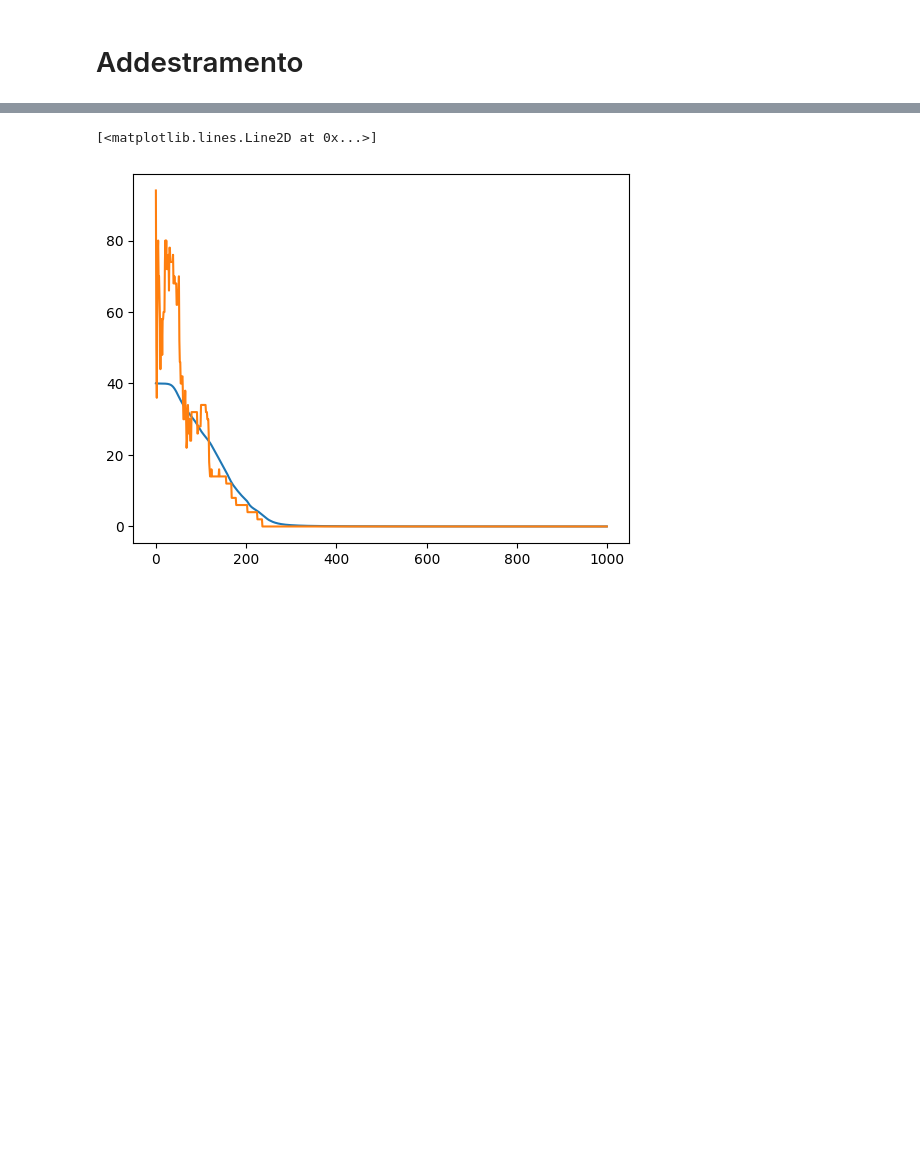
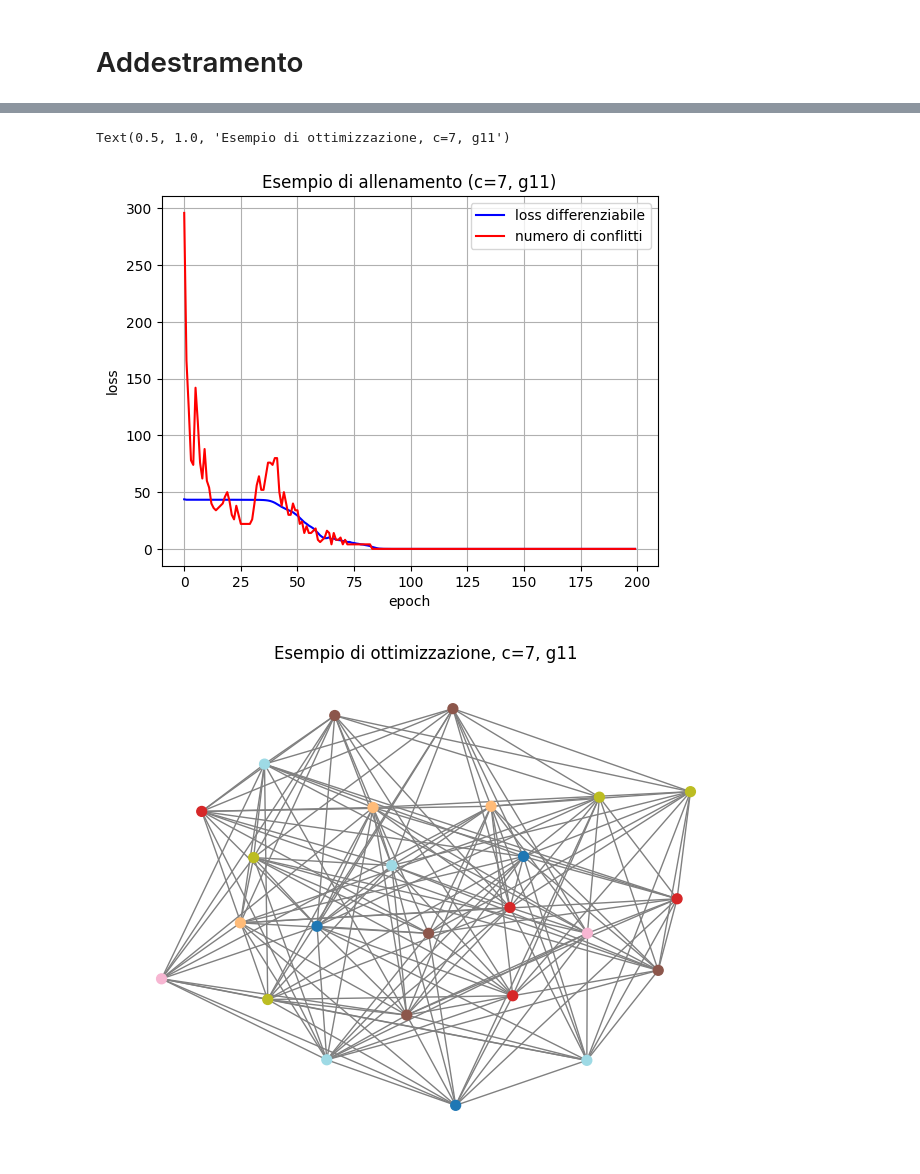
Before and after one commit to m9rc0/progettoML2026, a Jupyter notebook: marco.ipynb, the cells around one changed output, grey strips where cells are left out. Saved outputs shown, nothing was run; the diff lists cells and outputs as text; code cells hidden in the pictures; blank space fills up the shorter version.

```diff
--- a/marco.ipynb
+++ b/marco.ipynb
@@ -405,0 +382,6 @@ N conflitti:  320
+# %%
+# baseline greedy con greedy_color
+G = to_networkx(data11, to_undirected=True)
+coloring = nx.coloring.greedy_color(G, strategy="largest_first")
+num_colors = max(coloring.values()) + 1
+print("Baseline greedy: c=", num_colors)
@@ -406,10 +390,13 @@ N conflitti:  320
 # %%
-num_epochs = 1000
+import torch.optim as optim
+num_epochs = 200
+c=7
+# imposto l'iper-parametro
+ll = 0.05
 data11.x = torch.randn(data11.num_nodes, 1)
 data = data11.to(device)
-
-model11 = ColoraGrafo(c=8).to(device)
-optimizer11 = optim.Adam(model11.parameters(), lr = 0.001)
+model11 = ColoraGrafo(num_nodes=data.num_nodes, c=c).to(device)
+optimizer11 = optim.Adam(model11.parameters(), lr = 0.003)
 
 train_curve = []
 conflicts_curve = []
@@ -419,7 +406,7 @@ for epoch in range(num_epochs):
 
     # forward pass
     output = model11(data)
-    loss = potts_energy_differentiable(output, data.edge_index)
+    loss = my_loss(output, data.edge_index, ll)
 
     # backward pass and backpropagation
     optimizer11.zero_grad()
@@ -456,10 +443,45 @@ Epoch 1000, Loss: 4.6923, Conflicts: 4.0000
-# %%
-plt.figure()
-plt.plot(train_curve)
-plt.plot(conflicts_curve)
-# %% [output]
-[<matplotlib.lines.Line2D at 0x...>]
-[figure, removed]
+# %%
+plt.figure()
+plt.plot(train_curve, label = 'loss differenziabile', color = 'blue')
+plt.plot(conflicts_curve, label = 'numero di conflitti', color = 'red')
+plt.xlabel('epoch')
+plt.ylabel('loss')
+plt.title(f'Esempio di allenamento (c={c}, g11)')
+plt.grid()
+plt.legend()
+
+def disegna_grafo_conflitti(model, data):
+    node_colors = torch.argmax(model(data), dim=-1).cpu().numpy()
+    #print(node_colors)
+    G = to_networkx(data, to_undirected=True)
+    pos = nx.spring_layout(G)
+    nx.draw(
+        G,
+        pos,
+        node_color=node_colors,
+        edge_color='gray',
+        node_size=50,
+        font_size=10,
+        cmap=plt.cm.tab20,
+    )
+    vertici_conflitti = []
+    for i, j in G.edges():
+        if node_colors[i] == node_colors[j]:
+            vertici_conflitti.append((i, j))
+
+    nx.draw_networkx_edges(
+            G, pos,
+            edgelist=vertici_conflitti,
+            edge_color='red',
+            width=2.5
+        )
+plt.figure()
+disegna_grafo_conflitti(model11, data11)
+plt.title(f'Esempio di ottimizzazione, c={c}, g11')
+# %% [output]
+Text(0.5, 1.0, 'Esempio di ottimizzazione, c=7, g11')
+[figure, added]
+[figure, added]
 # %%
 # preparo le funzioni per fare più allenamenti
 import numpy as np
```
Also changed, not shown: parts of 21 cells of this notebook.
